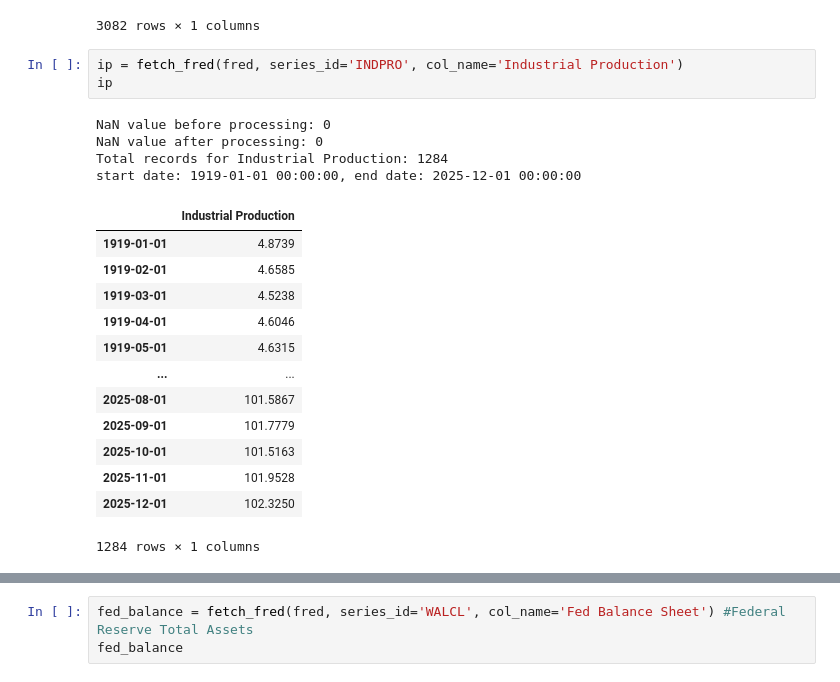
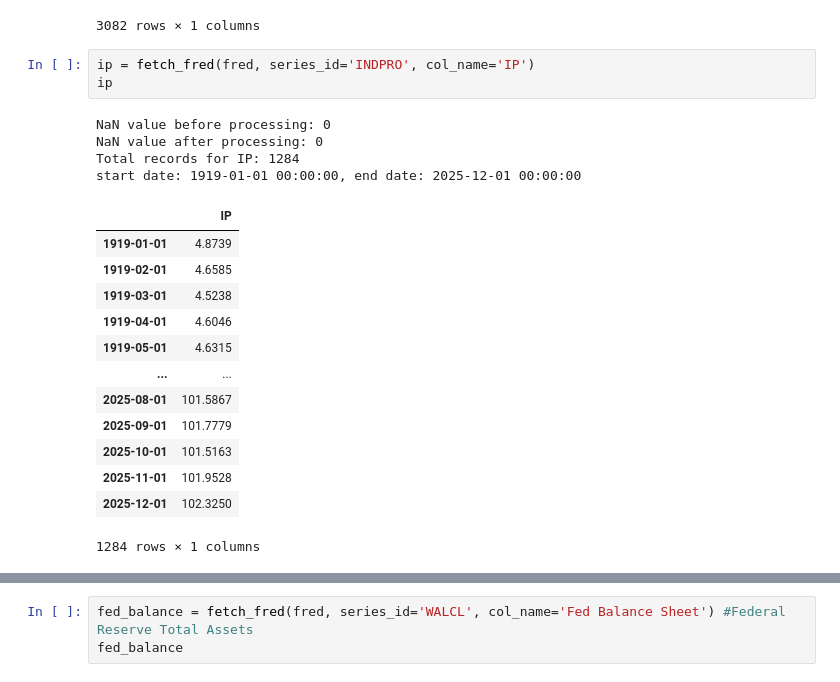
Before and after one commit to FulinQ/AQT, a Jupyter notebook: Gold/After_Meeting/Model1_FB.ipynb, the cells around one changed output, grey strips where cells are left out. Cells and saved outputs as stored; diff of their text form.

```diff
--- a/Gold/After_Meeting/Model1_FB.ipynb
+++ b/Gold/After_Meeting/Model1_FB.ipynb
@@ -240,14 +240,14 @@ start date: 1967-01-07 00:00:00, end date: 2026-01-24 00:00:00
 | 2026-01-24 | 209000.0 |
 3082 rows × 1 columns
 # %%
-ip = fetch_fred(fred, series_id='INDPRO', col_name='Industrial Production')
+ip = fetch_fred(fred, series_id='INDPRO', col_name='IP')
 ip
 # %% [output]
 NaN value before processing: 0
 NaN value after processing: 0
-Total records for Industrial Production: 1284
+Total records for IP: 1284
 start date: 1919-01-01 00:00:00, end date: 2025-12-01 00:00:00
-|  | Industrial Production |
+|  | IP |
 | 1919-01-01 | 4.8739 |
 | 1919-02-01 | 4.6585 |
 | 1919-03-01 | 4.5238 |
```
Also changed, not shown: parts of 7 cells of this notebook, 7 other files.
